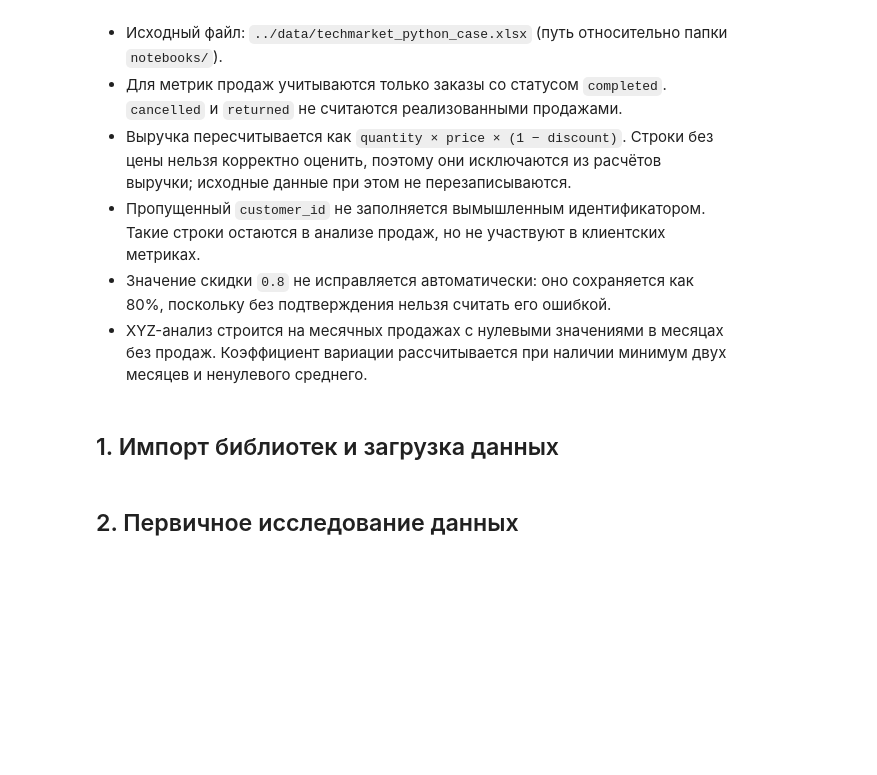
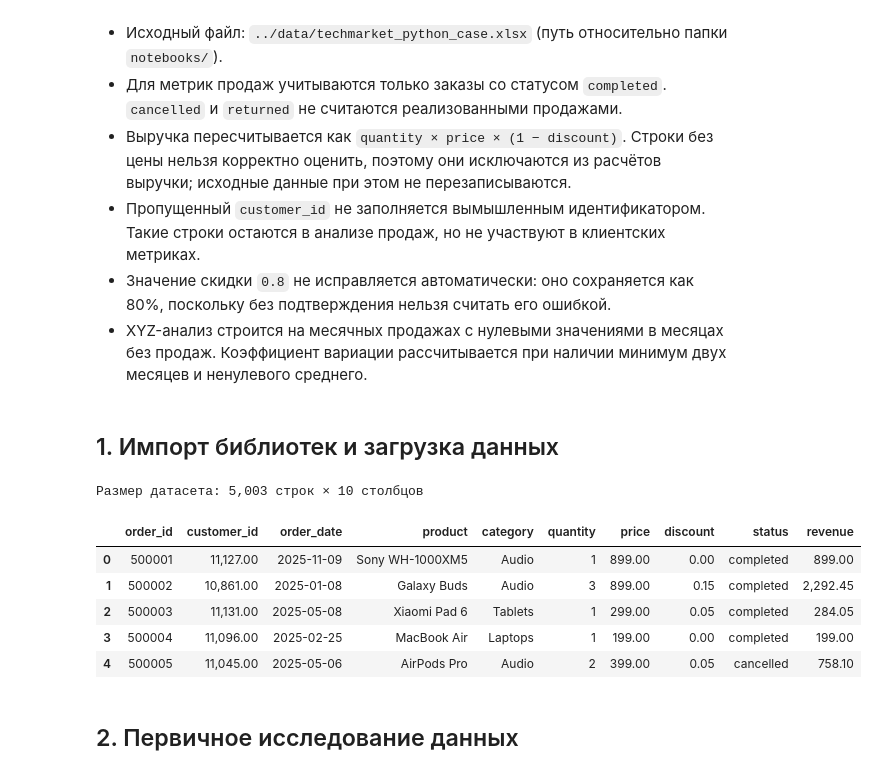
Before and after one commit to ruslanpetrukhin/analytics-portfolio, a Jupyter notebook: 02-python-data-analysis/notebooks/final_python_portfolio.ipynb, the cells around one changed output. Cells and saved outputs as stored; diff of their text form; code cells hidden in the pictures; blank space fills up the shorter version.

```diff
--- a/02-python-data-analysis/notebooks/final_python_portfolio.ipynb
+++ b/02-python-data-analysis/notebooks/final_python_portfolio.ipynb
@@ -17,20 +17,28 @@
 # %%
 from pathlib import Path
 
 import numpy as np
 import pandas as pd
 import matplotlib.pyplot as plt
 import seaborn as sns
 
 pd.set_option("display.max_columns", 50)
 pd.set_option("display.float_format", lambda x: f"{x:,.2f}")
 sns.set_theme(style="whitegrid")
 
-DATA_PATH = Path("../data/techmarket_python_case.xlsx")
+DATA_PATH = Path("techmarket_python_case.xlsx")
 df = pd.read_excel(DATA_PATH)
 
 print(f"Размер датасета: {df.shape[0]:,} строк × {df.shape[1]} столбцов")
 display(df.head())
+# %% [output]
+Размер датасета: 5,003 строк × 10 столбцов
+|  | order_id | customer_id | order_date | product | category | quantity | price | discount | status | revenue |
+| 0 | 500001 | 11,127.00 | 2025-11-09 | Sony WH-1000XM5 | Audio | 1 | 899.00 | 0.00 | completed | 899.00 |
+| 1 | 500002 | 10,861.00 | 2025-01-08 | Galaxy Buds | Audio | 3 | 899.00 | 0.15 | completed | 2,292.45 |
+| 2 | 500003 | 11,131.00 | 2025-05-08 | Xiaomi Pad 6 | Tablets | 1 | 299.00 | 0.05 | completed | 284.05 |
+| 3 | 500004 | 11,096.00 | 2025-02-25 | MacBook Air | Laptops | 1 | 199.00 | 0.00 | completed | 199.00 |
+| 4 | 500005 | 11,045.00 | 2025-05-06 | AirPods Pro | Audio | 2 | 399.00 | 0.05 | cancelled | 758.10 |
 # %% [markdown]
 ## 2. Первичное исследование данных
 # %%
```
Also changed, not shown: parts of 12 cells of this notebook.
